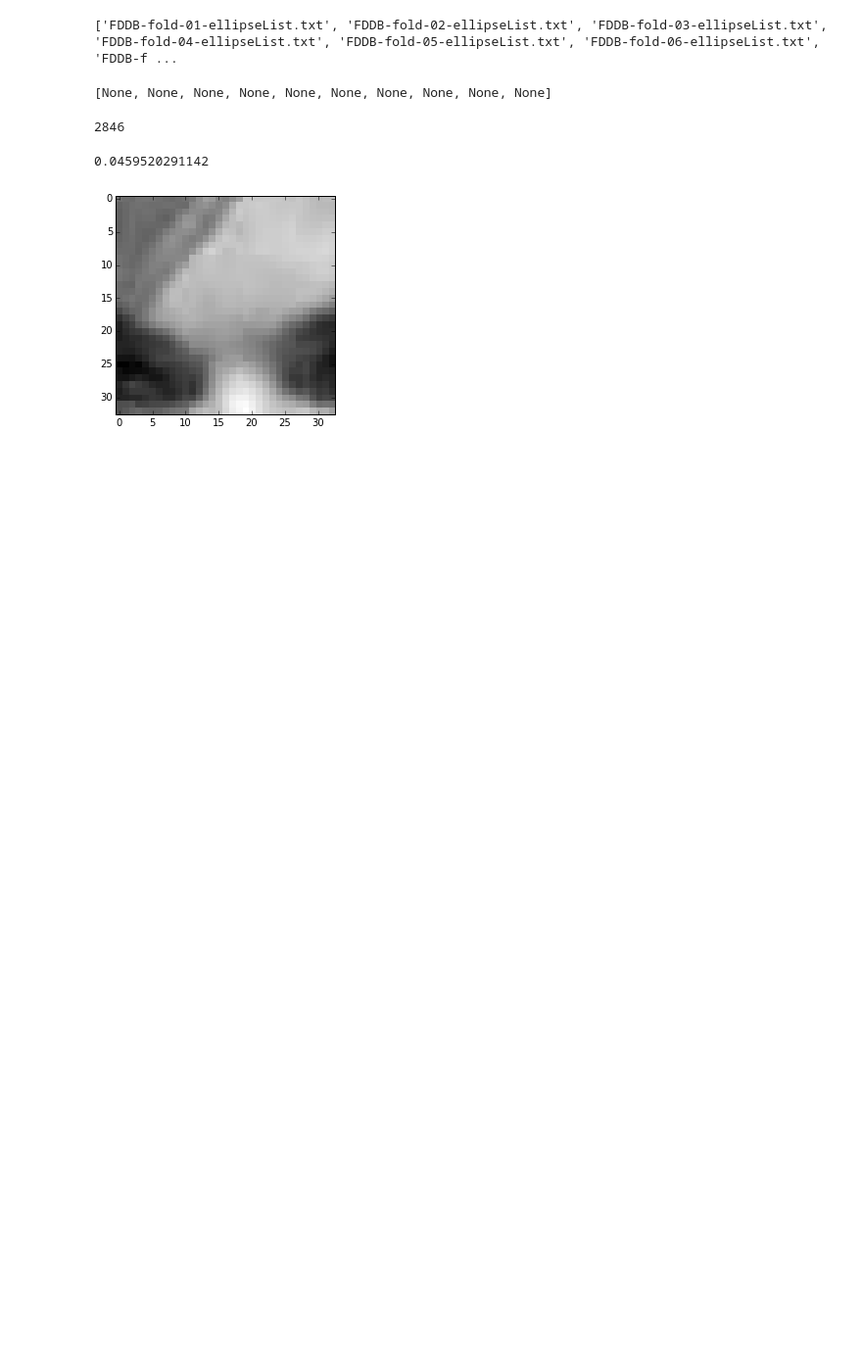
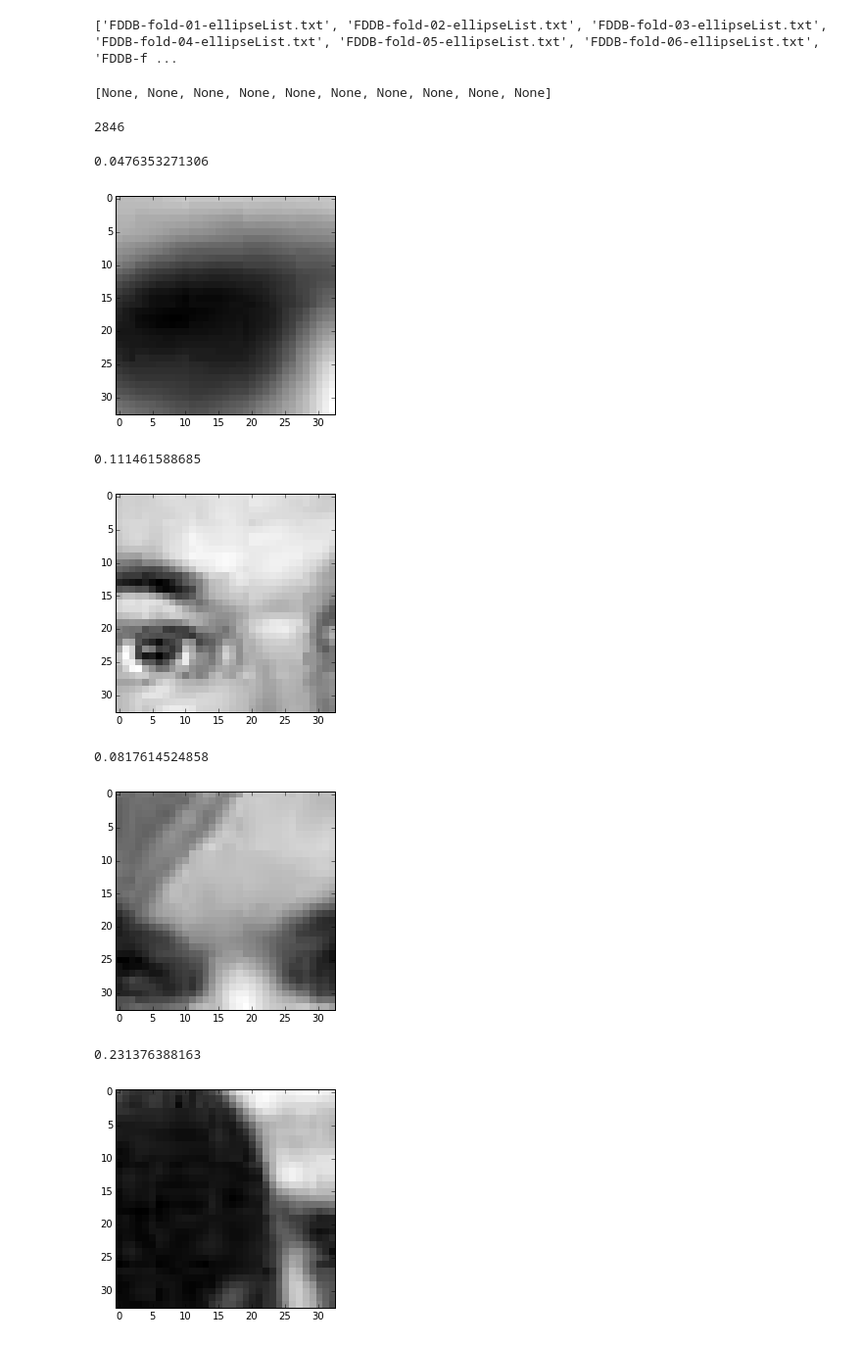
Before and after one commit to arvigj/cv_hw3, a Jupyter notebook: arvi.ipynb, the cells around one changed output. Shown at 98% size. Saved outputs shown, nothing was run; the diff lists cells and outputs as text; code cells hidden in the pictures; blank space fills up the shorter version.

```diff
--- a/arvi.ipynb
+++ b/arvi.ipynb
@@ -83,10 +86,10 @@ def create_windows(imfile,e):
     window_center = list(itertools.product(positions,positions))
 
     #get subsection of image centered at data[1]. data[0] is the ellipse instance for the image
-    window_gen = lambda data: image[int(data[0].cy+data[1][0]) - 16:int(data[0].cy+data[1][0]) + 17,int(data[0].cx+data[1][1]) - 16:int(data[0].cx+data[1][1]) + 17]
+    window_gen = lambda data: image[int(data[0].cy+data[1][1]) - 16:int(data[0].cy+data[1][1]) + 17,int(data[0].cx+data[1][0]) - 16:int(data[0].cx+data[1][0]) + 17]
 
     #get scoring information for each window
-    scoring = lambda data: data[0].score(int(data[0].cy+data[1][0]),int(data[0].cx+data[1][1])) #implement the scoring function
+    scoring = lambda data: data[0].score(int(data[0].cx+data[1][0]),int(data[0].cy+data[1][1])) #implement the scoring function
 
     report = lambda data: [window_gen(data),scoring(data)]
 
@@ -111,8 +114,15 @@ def show(i):
     print all_image_windows[i][0][1]
     plt.imshow(all_image_windows[i][0][0],cmap="gray",interpolation="nearest")
     plt.show()
-# %%
-show(2)
-# %% [output]
-0.0459520291142
-[figure, removed]
+# %%
+for i in xrange(10):
+    show(i)
+# %% [output]
+0.0476353271306
+[figure, added]
+0.111461588685
+[figure, added]
+0.0817614524858
+[figure, added]
+0.231376388163
+[figure, added]
```
Also changed, not shown: parts of 2 cells of this notebook.
